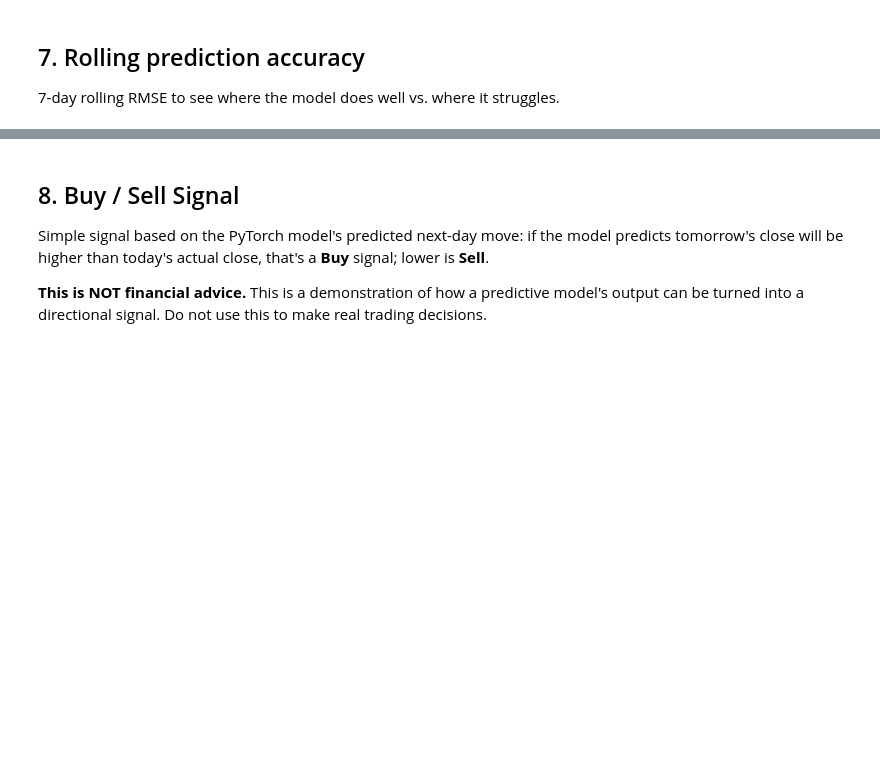
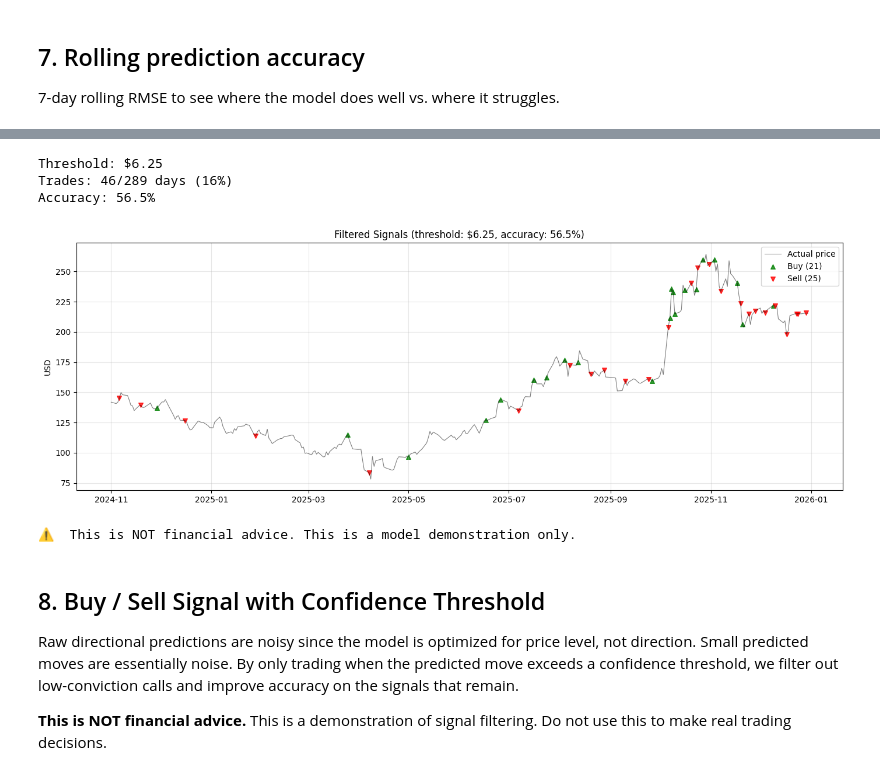
Before and after one commit to UBParker/predict, a Jupyter notebook: notebooks/amd_example.ipynb, the cells around one changed output, grey strips where cells are left out. Drawn from its saved outputs; the diff is of its cells as text; code cells hidden in the pictures; blank space fills up the shorter version.

```diff
--- a/notebooks/amd_example.ipynb
+++ b/notebooks/amd_example.ipynb
@@ -296,6 +289,48 @@ Buy signals: 166 | Sell signals: 123
+# %%
+# pick the threshold that maximizes accuracy with at least 20 trades
+best_thresh = 0
+best_acc = 0
+for t, acc, count in zip(thresholds, accuracies, trade_counts):
+    if count >= 20 and not np.isnan(acc) and acc > best_acc:
+        best_acc = acc
+        best_thresh = t
+
+mask = np.abs(pred_changes) > best_thresh
+filtered_dir = np.sign(pred_changes[mask])
+filtered_actual = actual_direction[mask]
+filtered_dates = signal_dates[mask]
+correct = filtered_dir == filtered_actual
+
+print(f"Threshold: ${best_thresh:.2f}")
+print(f"Trades: {mask.sum()}/{len(pred_changes)} days ({mask.sum()/len(pred_changes)*100:.0f}%)")
+print(f"Accuracy: {best_acc:.1f}%")
+
+buy_mask = filtered_dir > 0
+sell_mask = filtered_dir < 0
+
+fig, ax = plt.subplots(figsize=(14, 5))
+ax.plot(dates[:n], pt_true_prices[:n], linewidth=0.8, color="black", alpha=0.5, label="Actual price")
+ax.scatter(filtered_dates[buy_mask], pt_true_prices[1:n][mask][buy_mask],
+           marker="^", color="green", s=30, alpha=0.8, label=f"Buy ({buy_mask.sum()})")
+ax.scatter(filtered_dates[sell_mask], pt_true_prices[1:n][mask][sell_mask],
+           marker="v", color="red", s=30, alpha=0.8, label=f"Sell ({sell_mask.sum()})")
+ax.set_title(f"Filtered Signals (threshold: ${best_thresh:.2f}, accuracy: {best_acc:.1f}%)")
+ax.set_ylabel("USD")
+ax.legend()
+ax.grid(True, alpha=0.3)
+plt.tight_layout()
+plt.show()
+
+print(f"\n⚠️  This is NOT financial advice. This is a model demonstration only.")
+# %% [output]
+Threshold: $6.25
+Trades: 46/289 days (16%)
+Accuracy: 56.5%
+[figure, added]
+⚠️  This is NOT financial advice. This is a model demonstration only.
 # %% [markdown]
-## 8. Buy / Sell Signal
+## 8. Buy / Sell Signal with Confidence Threshold
 
-Simple signal based on the PyTorch model's predicted next-day move: if the model predicts tomorrow's close will be higher than today's actual close, that's a **Buy** signal; lower is **Sell**.
+Raw directional predictions are noisy since the model is optimized for price level, not direction. Small predicted moves are essentially noise. By only trading when the predicted move exceeds a confidence threshold, we filter out low-conviction calls and improve accuracy on the signals that remain.
 
-**This is NOT financial advice.** This is a demonstration of how a predictive model's output can be turned into a directional signal. Do not use this to make real trading decisions.
+**This is NOT financial advice.** This is a demonstration of signal filtering. Do not use this to make real trading decisions.
```
Also changed, not shown: parts of 5 cells of this notebook.
